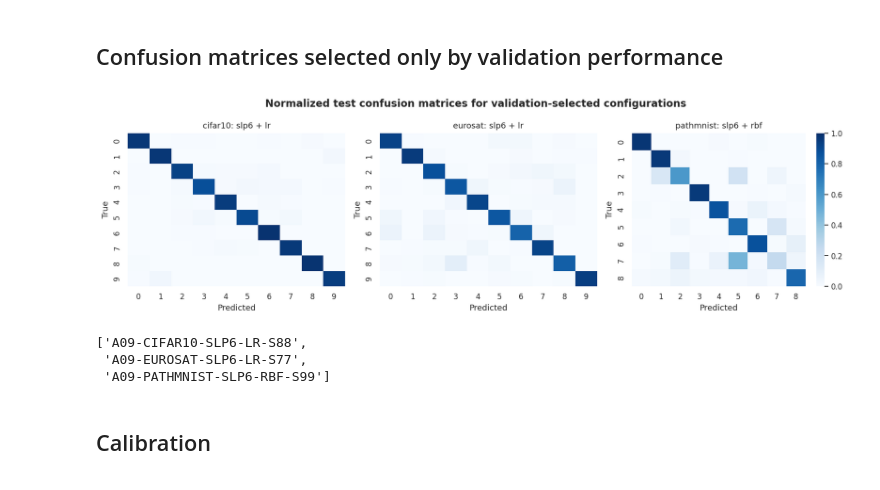
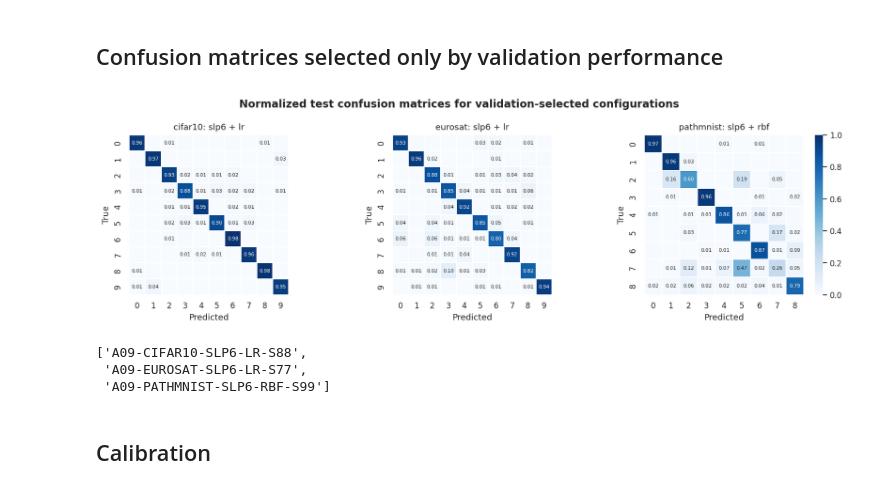
Before and after one commit to haejoon06/disentangling-representation-compression-quantum-head-effects, a Jupyter notebook: notebooks/Article09_Reproducible_Research.ipynb, the cells around one changed output. Cells and saved outputs as stored; diff of their text form; code cells hidden in the pictures.

Commit message:
Match QMI layout and add editable figures and citation fields

```diff
--- a/notebooks/Article09_Reproducible_Research.ipynb
+++ b/notebooks/Article09_Reproducible_Research.ipynb
@@ -55,33 +55,3 @@ pd.DataFrame({
 | 5 | Final seeds | 11, 22, 33, 44, 55, 66, 77, 88, 9... |
 # %% [markdown]
 ## Figure 1 Experimental pipeline
-# %%
-fig, ax = plt.subplots(figsize=(11.5, 6.2))
-ax.set_xlim(0, 12); ax.set_ylim(0, 7); ax.axis('off')
-
-def box(x, y, w, h, text, color):
-    patch = FancyBboxPatch((x, y), w, h, boxstyle='round,pad=0.04,rounding_size=0.08',
-                           linewidth=1.3, edgecolor='#24445c', facecolor=color)
-    ax.add_patch(patch); ax.text(x+w/2, y+h/2, text, ha='center', va='center', fontsize=9)
-def arrow(x1, y1, x2, y2):
-    ax.add_patch(FancyArrowPatch((x1,y1),(x2,y2), arrowstyle='-|>', mutation_scale=13,
-                                 linewidth=1.2, color='#24445c'))
-
-box(0.3, 5.4, 2.0, 0.85, 'Three visual domains\nlocked splits', '#e8f2f8')
-box(3.0, 5.4, 2.2, 0.85, 'Frozen DINOv2\nViT-S/14', '#e8f2f8')
-box(5.9, 5.4, 2.0, 0.85, 'Cached 384D\nCLS vectors', '#e8f2f8')
-arrow(2.3,5.82,3.0,5.82); arrow(5.2,5.82,5.9,5.82)
-
-reducers = [('PCA-6',0.3),('LDA-6',3.0),('NCA-6',5.7),('SLP-6',8.4)]
-for name,x in reducers:
-    box(x,3.55,2.0,0.75,name,'#fff1d3'); arrow(6.9,5.4,x+1.0,4.3)
-box(4.7,2.25,2.6,0.8,'Identical scaled 6D\nπ tanh(z)', '#e8f6ed')
-for _,x in reducers: arrow(x+1.0,3.55,6.0,3.05)
-heads = [('LR',0.5),('RBF-SVM',3.0),('Matched MLP',5.5),('6-qubit VQC',8.0)]
-for name,x in heads:
-    box(x,0.55,2.0,0.75,name,'#eee9f8'); arrow(6.0,2.25,x+1.0,1.3)
-ax.text(11.4, 3.0, '384D RBF reference\nquantifies compression loss', ha='right', va='center', fontsize=9,
-        bbox=dict(boxstyle='round,pad=0.35', facecolor='#f5f5f5', edgecolor='#666'))
-ax.set_title('Controlled reducer × head factorial design', fontsize=13, weight='bold', pad=8)
-save_figure(fig, 'figure_01_pipeline')
-plt.show()
@@ -239,23 +216,25 @@ fig.tight_layout(); save_figure(fig,'figure_05_representation_geometry'); plt.sh
 # %%
 ranked = (validation[validation.reducer!='full384']
           .groupby(['dataset','reducer','head'],as_index=False).macro_f1.mean()
           .sort_values(['dataset','macro_f1'],ascending=[True,False]).groupby('dataset').head(1))
 fig, axes = plt.subplots(1,3,figsize=(13.2,3.9))
 selected_runs = []
 for ax,(_,choice) in zip(axes,ranked.iterrows()):
     candidates = validation[(validation['dataset']==choice['dataset'])&(validation['reducer']==choice['reducer'])&(validation['head']==choice['head'])].copy()
     representative_index = (candidates['macro_f1']-candidates['macro_f1'].mean()).abs().idxmin()
     seed_row = candidates.loc[representative_index]
     pred = pd.read_parquet(ROOT/'runs'/seed_row['run_id']/'predictions.parquet')
     matrix = confusion_matrix(pred.true_label,pred.predicted_label,normalize='true')
-    sns.heatmap(matrix,cmap='Blues',vmin=0,vmax=1,ax=ax,cbar=ax is axes[-1])
+    annotations = np.where(matrix >= 0.005, np.vectorize(lambda value: f'{value:.2f}')(matrix), '')
+    sns.heatmap(matrix,annot=annotations,fmt='',annot_kws={'fontsize':5.8},cmap='Blues',vmin=0,vmax=1,
+                linewidths=.25,linecolor='white',square=True,ax=ax,cbar=ax is axes[-1])
     ax.set_title(f"{choice['dataset']}: {choice['reducer']} + {choice['head']}"); ax.set_xlabel('Predicted'); ax.set_ylabel('True')
     selected_runs.append(seed_row['run_id'])
 fig.suptitle('Normalized test confusion matrices for validation-selected configurations',fontsize=12.5,weight='bold')
 fig.tight_layout(); save_figure(fig,'figure_06_confusion_matrices'); plt.show()
 selected_runs
 # %% [output]
-[figure, old version]
+[figure, new version]
 ['A09-CIFAR10-SLP6-LR-S88',
  'A09-EUROSAT-SLP6-LR-S77',
  'A09-PATHMNIST-SLP6-RBF-S99']
```
Also changed, not shown: parts of 3 cells of this notebook, 19 other files.
